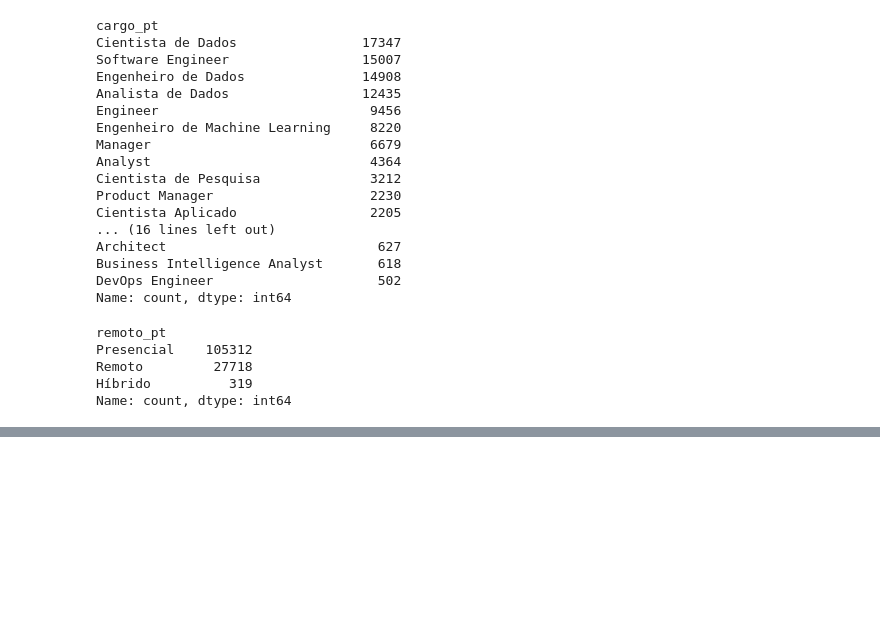
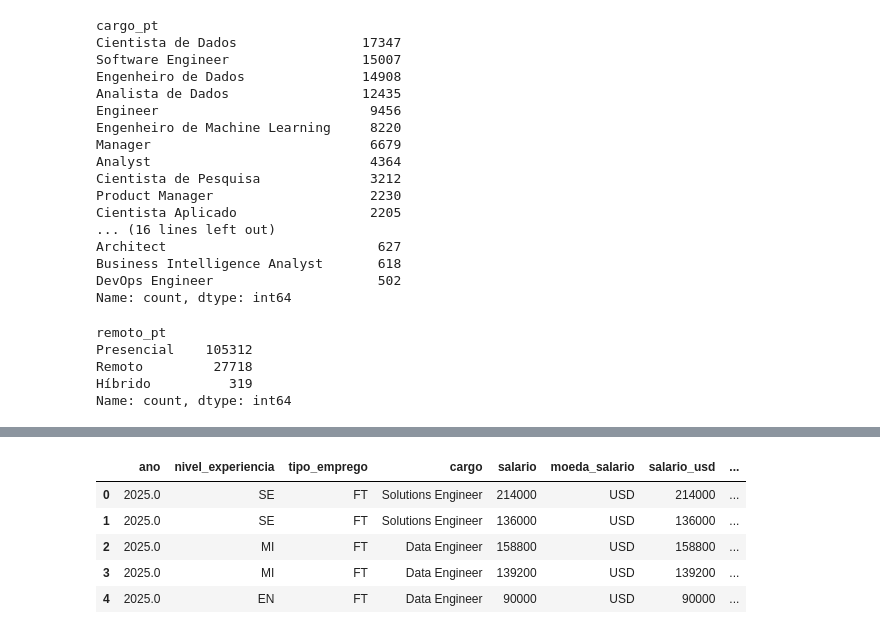
Before and after one commit to Petrus19090/imersao-dados-python-2026, a Jupyter notebook: aula01.ipynb, the cells around one changed output, grey strips where cells are left out. Cells and saved outputs as stored; diff of their text form; code cells hidden in the pictures; blank space fills up the shorter version.

```diff
--- a/aula01.ipynb
+++ b/aula01.ipynb
@@ -211,0 +346,3 @@ Name: count, dtype: int64
+# %%
+df_limpo = df.dropna()
+df_limpo.isnull().sum()
@@ -211,0 +364,9 @@ Name: count, dtype: int64
+# %%
+df_limpo.head()
+# %% [output]
+|  | ano | nivel_experiencia | tipo_emprego | cargo | salario | moeda_salario | salario_usd | ... |
+| 0 | 2025.0 | SE | FT | Solutions Engineer | 214000 | USD | 214000 | ... |
+| 1 | 2025.0 | SE | FT | Solutions Engineer | 136000 | USD | 136000 | ... |
+| 2 | 2025.0 | MI | FT | Data Engineer | 158800 | USD | 158800 | ... |
+| 3 | 2025.0 | MI | FT | Data Engineer | 139200 | USD | 139200 | ... |
+| 4 | 2025.0 | EN | FT | Data Engineer | 90000 | USD | 90000 | ... |
```
Also changed, not shown: parts of 20 cells of this notebook, 1 other file.
